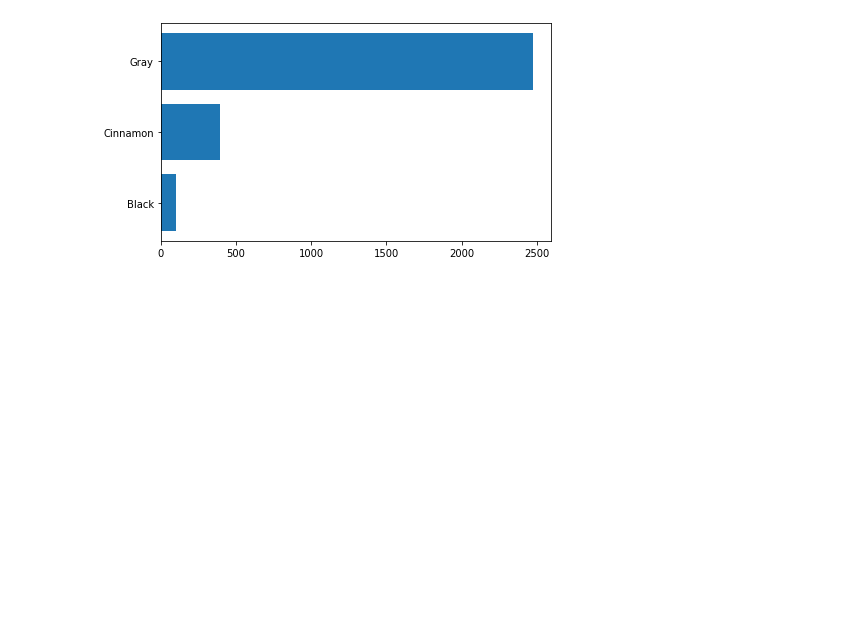
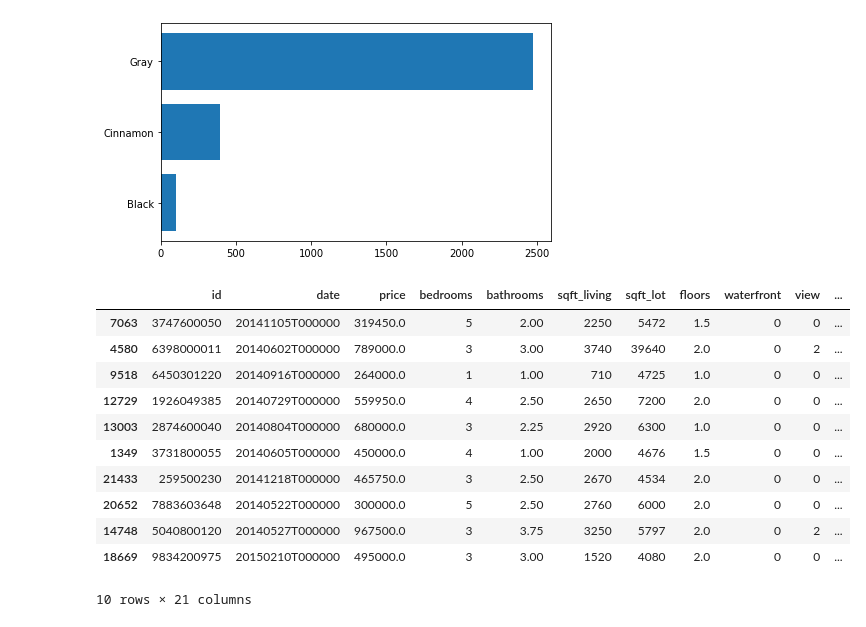
Before and after one commit to Bmcgarry194/squirrels_of_new_york, a Jupyter notebook: squirrel_EDA.ipynb, the cells around one changed output. Saved outputs shown, nothing was run; the diff lists cells and outputs as text; code cells hidden in the pictures; blank space fills up the shorter version.

```diff
--- a/squirrel_EDA.ipynb
+++ b/squirrel_EDA.ipynb
@@ -104,0 +103,17 @@ pd.read_csv()
+# %%
+kkh = pd.read_csv("https://raw.githubusercontent.com/bmcgarry194/knn_workshop/master/data/kc-house-data.zip")
+# %%
+kkh.sample(10)
+# %% [output]
+|  | id | date | price | bedrooms | bathrooms | sqft_living | sqft_lot | floors | waterfront | view | ... |
+| 7063 | 3747600050 | 20141105T000000 | 319450.0 | 5 | 2.00 | 2250 | 5472 | 1.5 | 0 | 0 | ... |
+| 4580 | 6398000011 | 20140602T000000 | 789000.0 | 3 | 3.00 | 3740 | 39640 | 2.0 | 0 | 2 | ... |
+| 9518 | 6450301220 | 20140916T000000 | 264000.0 | 1 | 1.00 | 710 | 4725 | 1.0 | 0 | 0 | ... |
+| 12729 | 1926049385 | 20140729T000000 | 559950.0 | 4 | 2.50 | 2650 | 7200 | 2.0 | 0 | 0 | ... |
+| 13003 | 2874600040 | 20140804T000000 | 680000.0 | 3 | 2.25 | 2920 | 6300 | 1.0 | 0 | 0 | ... |
+| 1349 | 3731800055 | 20140605T000000 | 450000.0 | 4 | 1.00 | 2000 | 4676 | 1.5 | 0 | 0 | ... |
+| 21433 | 259500230 | 20141218T000000 | 465750.0 | 3 | 2.50 | 2670 | 4534 | 2.0 | 0 | 0 | ... |
+| 20652 | 7883603648 | 20140522T000000 | 300000.0 | 5 | 2.50 | 2760 | 6000 | 2.0 | 0 | 0 | ... |
+| 14748 | 5040800120 | 20140527T000000 | 967500.0 | 3 | 3.75 | 3250 | 5797 | 2.0 | 0 | 2 | ... |
+| 18669 | 9834200975 | 20150210T000000 | 495000.0 | 3 | 3.00 | 1520 | 4080 | 2.0 | 0 | 0 | ... |
+10 rows × 21 columns
```
Also changed, not shown: parts of 3 cells of this notebook, 2 other files.
